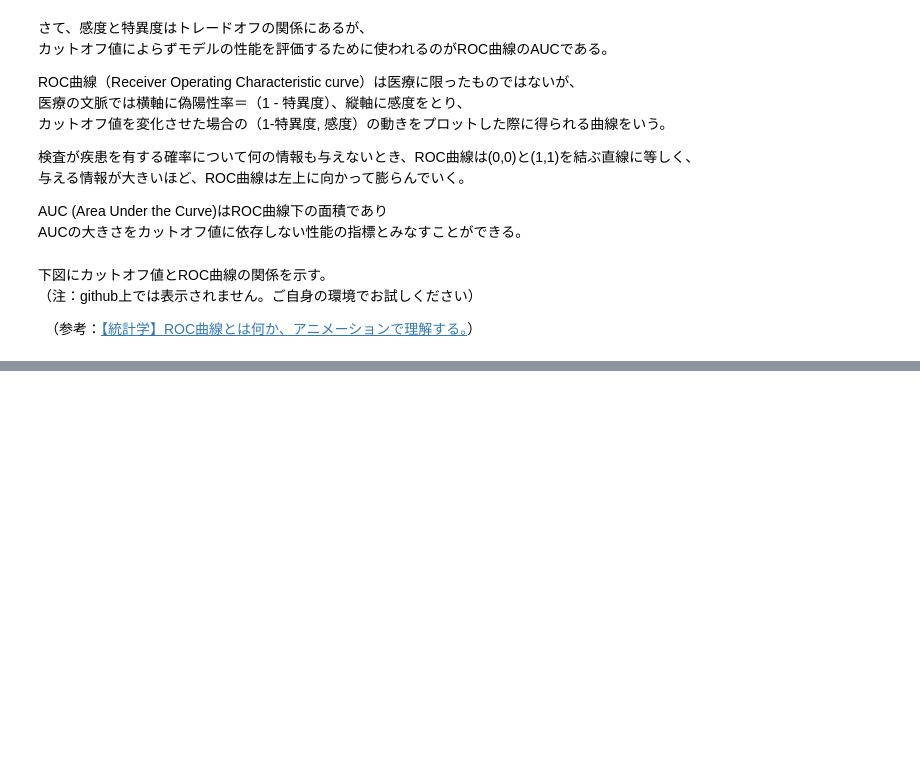
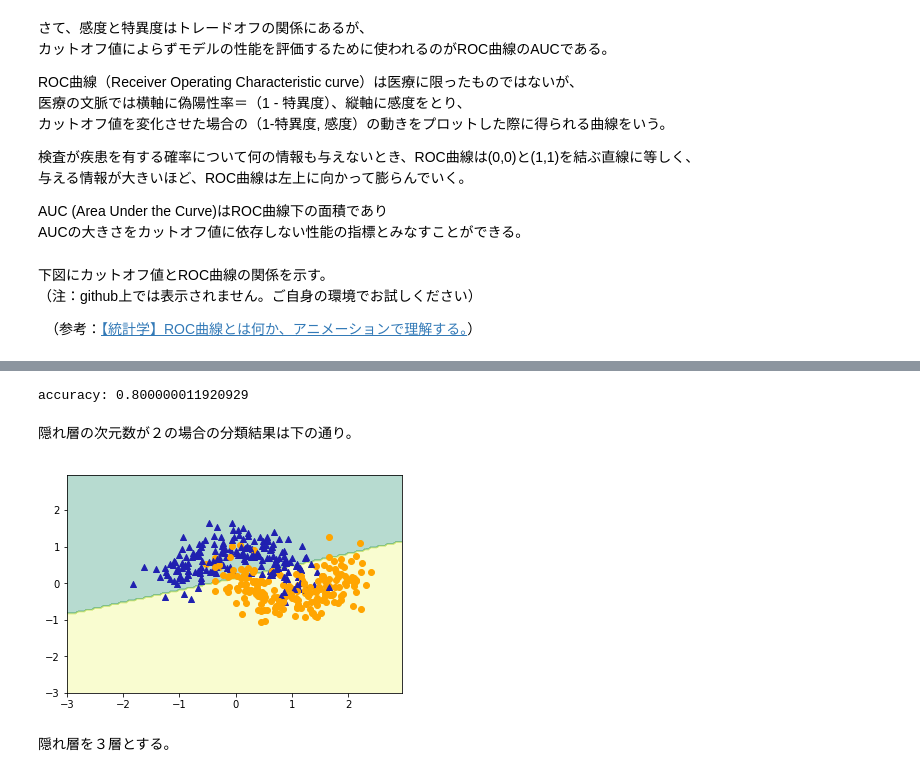
Before and after one commit to YouheiKomakine/pytorch-code-examples, a Jupyter notebook: Syoukai_DeepLearning_2.ipynb, the cells around one changed output, grey strips where cells are left out. Drawn from its saved outputs; the diff is of its cells as text; code cells hidden in the pictures; blank space fills up the shorter version.

```diff
--- a/Syoukai_DeepLearning_2.ipynb
+++ b/Syoukai_DeepLearning_2.ipynb
@@ -781,0 +798,77 @@ def roc_plot(theta):
+# %%
+import tensorflow as tf
+from sklearn.model_selection import train_test_split
+from sklearn.utils import shuffle
+
+Y = Y.reshape(N,1)
+X_train, X_test, Y_train, Y_test = train_test_split(X, Y, train_size=0.7, test_size=0.3)
+
+num_hidden=2
+
+x = tf.placeholder(tf.float32, shape=[None, 2])
+t = tf.placeholder(tf.float32, shape=[None, 1])
+
+W1 = tf.Variable(tf.truncated_normal([2,num_hidden]))
+b1 = tf.Variable(tf.zeros([num_hidden]))
+h = tf.nn.sigmoid(tf.matmul(x, W1) + b1)
+
+W2 = tf.Variable(tf.truncated_normal([num_hidden, 1]))
+b2 = tf.Variable(tf.zeros([1]))
+y = tf.nn.sigmoid(tf.matmul(h, W2) + b2)
+
+cross_entropy = - tf.reduce_sum(t * tf.log(y) + (1-t) * tf.log(1-y))
+train_step = tf.train.GradientDescentOptimizer(0.05).minimize(cross_entropy)
+correct_prediction = tf.equal(tf.to_float(tf.greater(y, 0.5)), t)
+accuracy = tf.reduce_mean(tf.cast(correct_prediction, tf.float32))
+
+batch_size = 20
+n_batches = N // batch_size
+
+init = tf.global_variables_initializer()
+sess = tf.Session()
+sess.run(init)
+
+for epoch in range(500):
+    X_, Y_ = shuffle(X_train, Y_train)
+
+    for i in range(n_batches):
+        start = i * batch_size
+        end = start + batch_size
+        sess.run(train_step, feed_dict={
+            x: X_[start:end],
+            t: Y_[start:end]
+        })
+
+accuracy_rate = accuracy.eval(session=sess, feed_dict={
+    x: X_test,
+    t: Y_test
+})
+print('accuracy: {}'.format(accuracy_rate))
+# %% [output]
+accuracy: 0.800000011920929
+# %% [markdown]
+隠れ層の次元数が２の場合の分類結果は下の通り。
+# %%
+import numpy as np
+
+def predict_m(feed_x):
+    class_n = tf.greater(y, 0.5).eval(session=sess, feed_dict={
+        x: feed_x,
+    })
+    return class_n
+
+s = np.arange(-3,3,.05)
+t = np.arange(-3,3,.05)
+S, T = np.meshgrid(s, t)
+Z1 = np.dstack((S,T))
+Z2 = predict_m(np.array(Z1).reshape(-1,2))
+
+plt.contourf(S, T, Z2.reshape(len(s),len(t)), alpha=.3, cmap="summer")
+for i in range(len(X)):
+    (marker, color) = ('o', 'orange') if Y[i] == 1 else ('^', '#2020B0')
+    plt.scatter(X[i,0], X[i,1], marker=marker, color=color)
+plt.show()
+# %% [output]
+[figure, added]
+# %% [markdown]
+隠れ層を３層とする。
```
Also changed, not shown: parts of 5 cells of this notebook, 1 other file.
